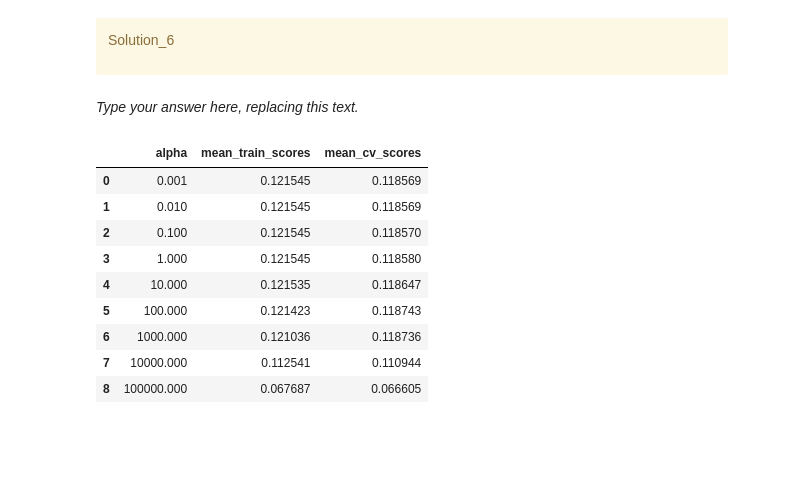
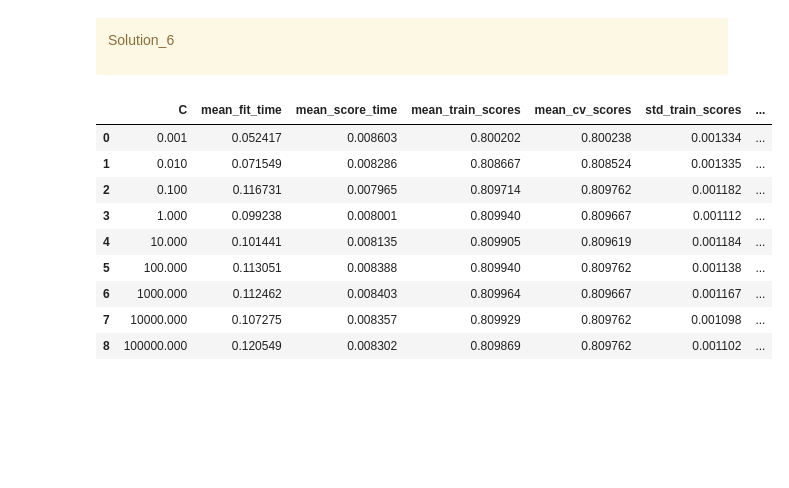
Before and after one commit to rdangyan/cs330, a Jupyter notebook: hw/hw5/hw5.ipynb, the cells around one changed output. Cells and saved outputs as stored; diff of their text form; code cells hidden in the pictures; blank space fills up the shorter version.

```diff
--- a/hw/hw5/hw5.ipynb
+++ b/hw/hw5/hw5.ipynb
@@ -417,34 +417,40 @@ _points 10_
 Solution_6
 
 </div>
-# %% [markdown]
-_Type your answer here, replacing this text._
 # %%
 # Adapted from Lecture 7
 scores_dict = {
-    "alpha": 10.0 ** np.arange(-3, 6, 1),
+    "C": 10.0 ** np.arange(-3, 6, 1),
+    "mean_fit_time": list(),
+    "mean_score_time": list(),
     "mean_train_scores": list(),
     "mean_cv_scores": list(),
+    "std_train_scores": list(),
+    "std_cv_score": list()
 }
-for alpha in scores_dict["alpha"]:
-    pipe_ridge = make_pipeline(preprocessor, Ridge(alpha=alpha))
-    scores = cross_validate(pipe_ridge, X_train, y_train, return_train_score=True)
+for C in scores_dict["C"]:
+    pipe_ridge = make_pipeline(preprocessor, LogisticRegression(C=C, max_iter=200))
+    scores = cross_validate(pipe_ridge, X_train, y_train.values.ravel(), return_train_score=True)
+    scores_dict["mean_fit_time"].append(scores["fit_time"].mean())
+    scores_dict["mean_score_time"].append(scores["score_time"].mean())
     scores_dict["mean_train_scores"].append(scores["train_score"].mean())
     scores_dict["mean_cv_scores"].append(scores["test_score"].mean())
+    scores_dict["std_train_scores"].append(scores["train_score"].std())
+    scores_dict["std_cv_score"].append(scores["test_score"].std())
 
 results_df = pd.DataFrame(scores_dict)
 results_df
 # %% [output]
-|  | alpha | mean_train_scores | mean_cv_scores |
-| 0 | 0.001 | 0.121545 | 0.118569 |
-| 1 | 0.010 | 0.121545 | 0.118569 |
-| 2 | 0.100 | 0.121545 | 0.118570 |
-| 3 | 1.000 | 0.121545 | 0.118580 |
-| 4 | 10.000 | 0.121535 | 0.118647 |
-| 5 | 100.000 | 0.121423 | 0.118743 |
-| 6 | 1000.000 | 0.121036 | 0.118736 |
-| 7 | 10000.000 | 0.112541 | 0.110944 |
-| 8 | 100000.000 | 0.067687 | 0.066605 |
+|  | C | mean_fit_time | mean_score_time | mean_train_scores | mean_cv_scores | std_train_scores | ... |
+| 0 | 0.001 | 0.052417 | 0.008603 | 0.800202 | 0.800238 | 0.001334 | ... |
+| 1 | 0.010 | 0.071549 | 0.008286 | 0.808667 | 0.808524 | 0.001335 | ... |
+| 2 | 0.100 | 0.116731 | 0.007965 | 0.809714 | 0.809762 | 0.001182 | ... |
+| 3 | 1.000 | 0.099238 | 0.008001 | 0.809940 | 0.809667 | 0.001112 | ... |
+| 4 | 10.000 | 0.101441 | 0.008135 | 0.809905 | 0.809619 | 0.001184 | ... |
+| 5 | 100.000 | 0.113051 | 0.008388 | 0.809940 | 0.809762 | 0.001138 | ... |
+| 6 | 1000.000 | 0.112462 | 0.008403 | 0.809964 | 0.809667 | 0.001167 | ... |
+| 7 | 10000.000 | 0.107275 | 0.008357 | 0.809929 | 0.809762 | 0.001098 | ... |
+| 8 | 100000.000 | 0.120549 | 0.008302 | 0.809869 | 0.809762 | 0.001102 | ... |
 # %% [markdown]
 <!-- END QUESTION -->
 
```
Also changed, not shown: parts of 4 cells of this notebook.
